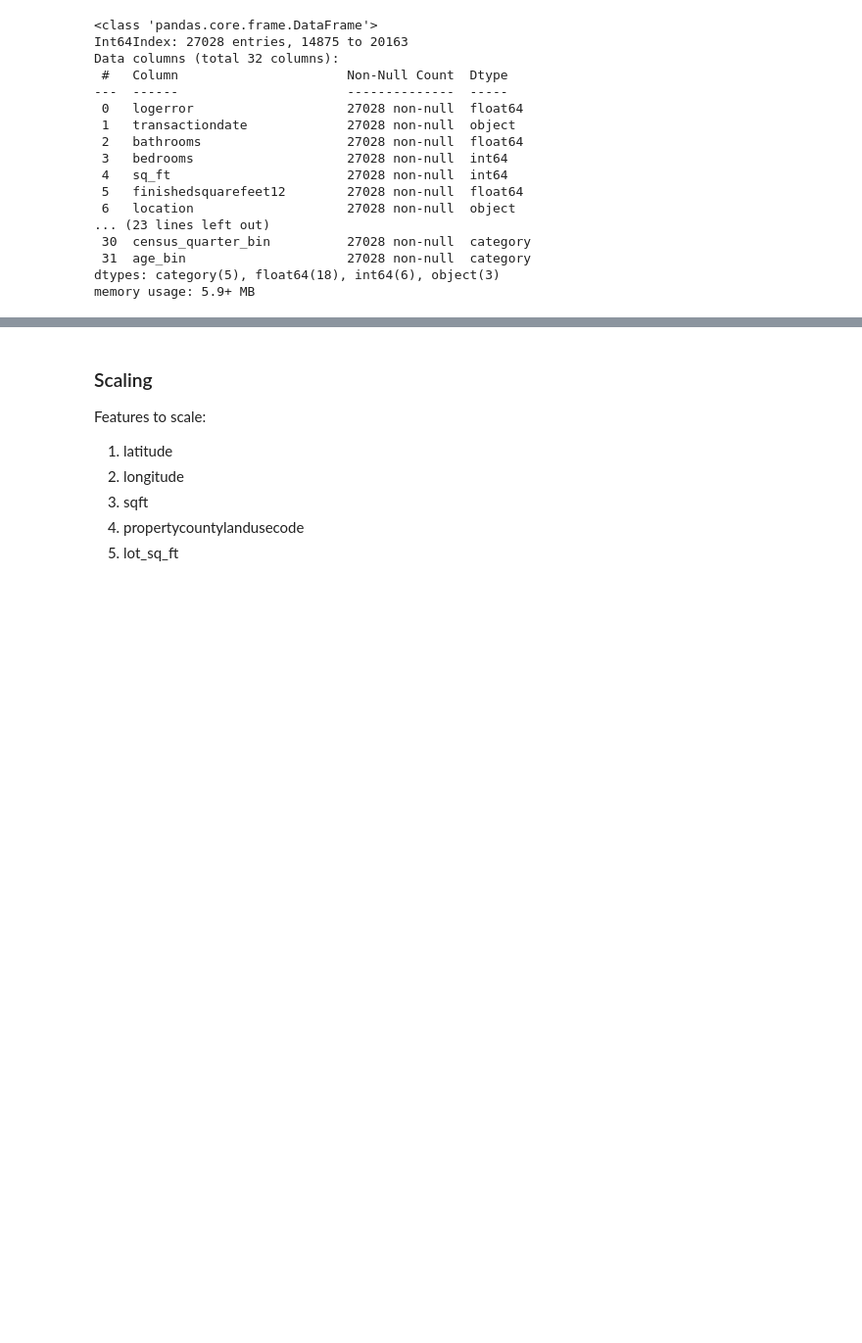
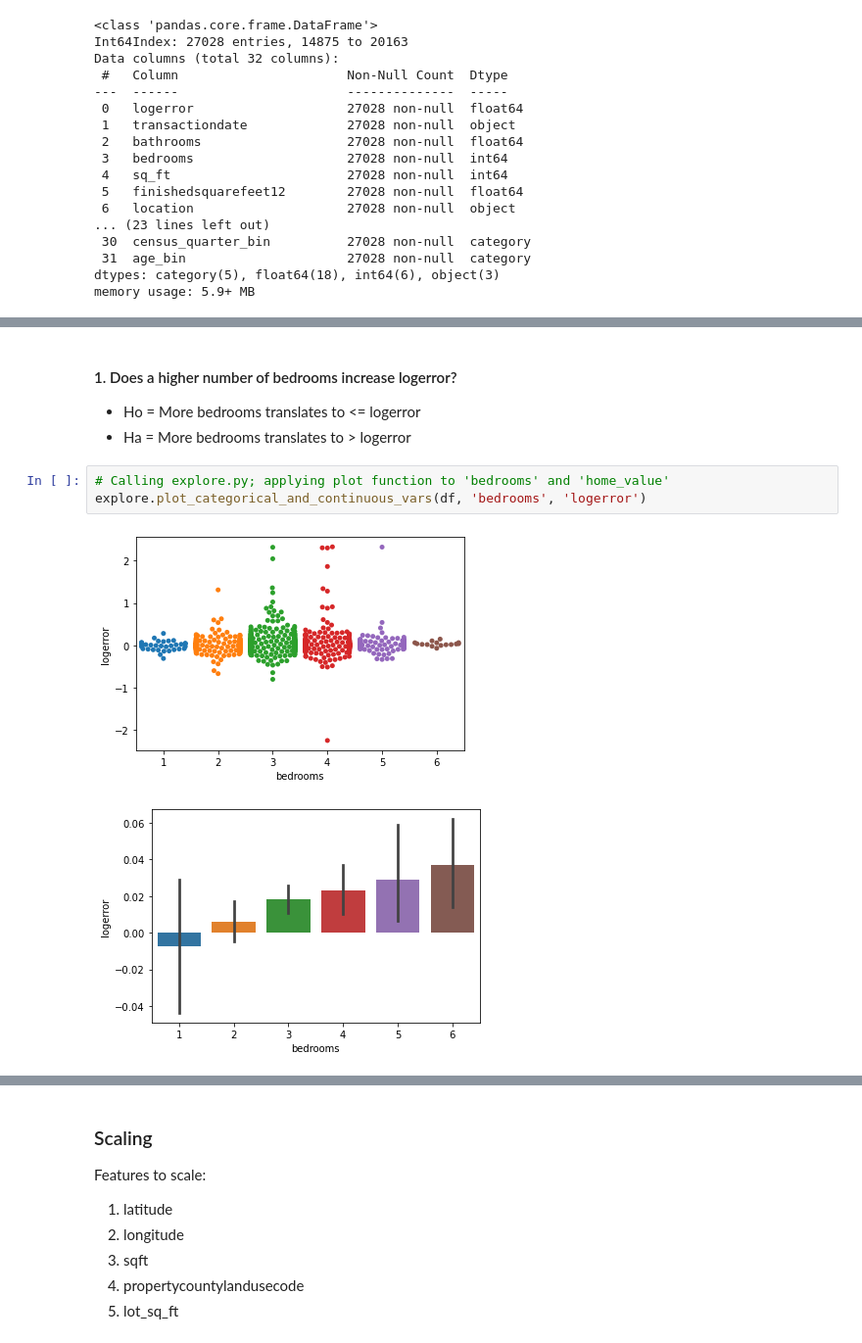
Before and after one commit to SchneemannDavid/clustering_project, a Jupyter notebook: working_notebook_clustering_p.ipynb, the cells around one changed output, grey strips where cells are left out. Shown at 98% size. Saved outputs shown, nothing was run; the diff lists cells and outputs as text; blank space fills up the shorter version.

```diff
--- a/working_notebook_clustering_p.ipynb
+++ b/working_notebook_clustering_p.ipynb
@@ -352,0 +401,11 @@ memory usage: 5.9+ MB
+# %% [markdown]
+#### 1. Does a higher number of bedrooms increase logerror?
+
+- Ho = More bedrooms translates to <= logerror
+- Ha = More bedrooms translates to > logerror
+# %%
+# Calling explore.py; applying plot function to 'bedrooms' and 'home_value'
+explore.plot_categorical_and_continuous_vars(df, 'bedrooms', 'logerror')
+# %% [output]
+[figure, added]
+[figure, added]
```
Also changed, not shown: parts of 41 cells of this notebook, 3 other files.
